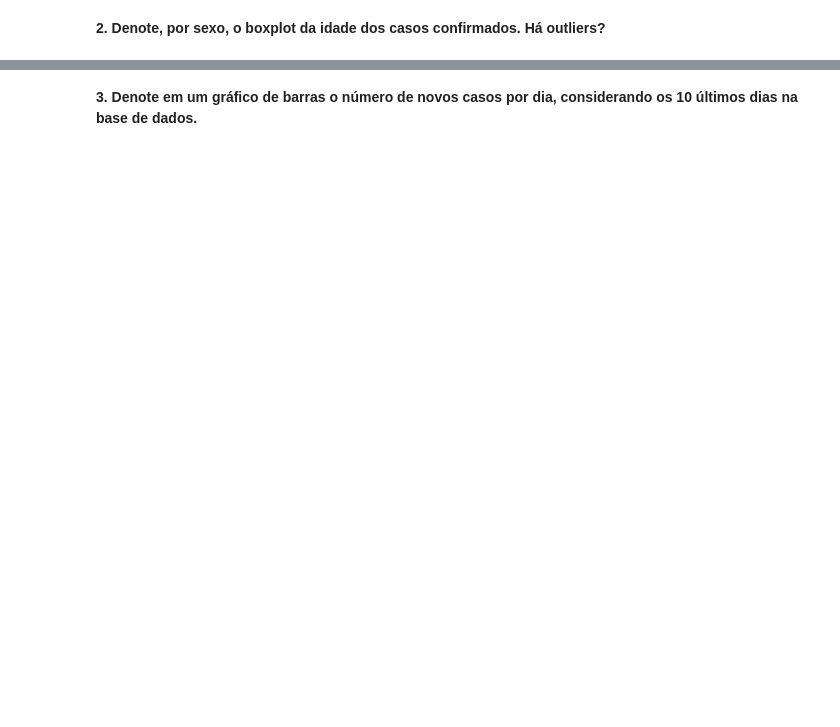
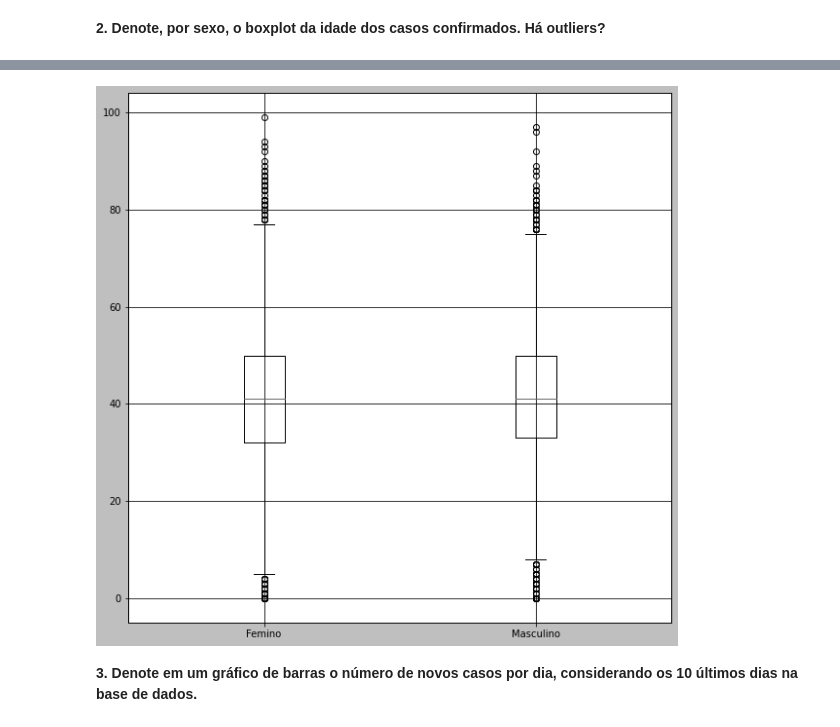
Before and after one commit to JaksonProtazio/Analise-COVID19-PP1-RNA2020.1, a Jupyter notebook: visualizacao_de_dados.ipynb, the cells around one changed output, grey strips where cells are left out. Cells and saved outputs as stored; diff of their text form; code cells hidden in the pictures; blank space fills up the shorter version.

```diff
--- a/visualizacao_de_dados.ipynb
+++ b/visualizacao_de_dados.ipynb
@@ -77,3 +89,12 @@ plt.show()
+# %%
+fame = df_dataset[df_dataset['sexo'] == 'F'].idade.values
+male = df_dataset[df_dataset['sexo'] == 'M'].idade.values
+
+plt.figure(figsize=(10, 10))
+plt.boxplot([fame, male], labels=('Femino', 'Masculino'))
+plt.show()
+# %% [output]
+[figure, added]
 # %% [markdown]
 **3. Denote em um gráfico de barras o número de novos casos por dia, considerando os 10 últimos dias na base de dados.**
 # %%
```
Also changed, not shown: parts of 13 cells of this notebook.
